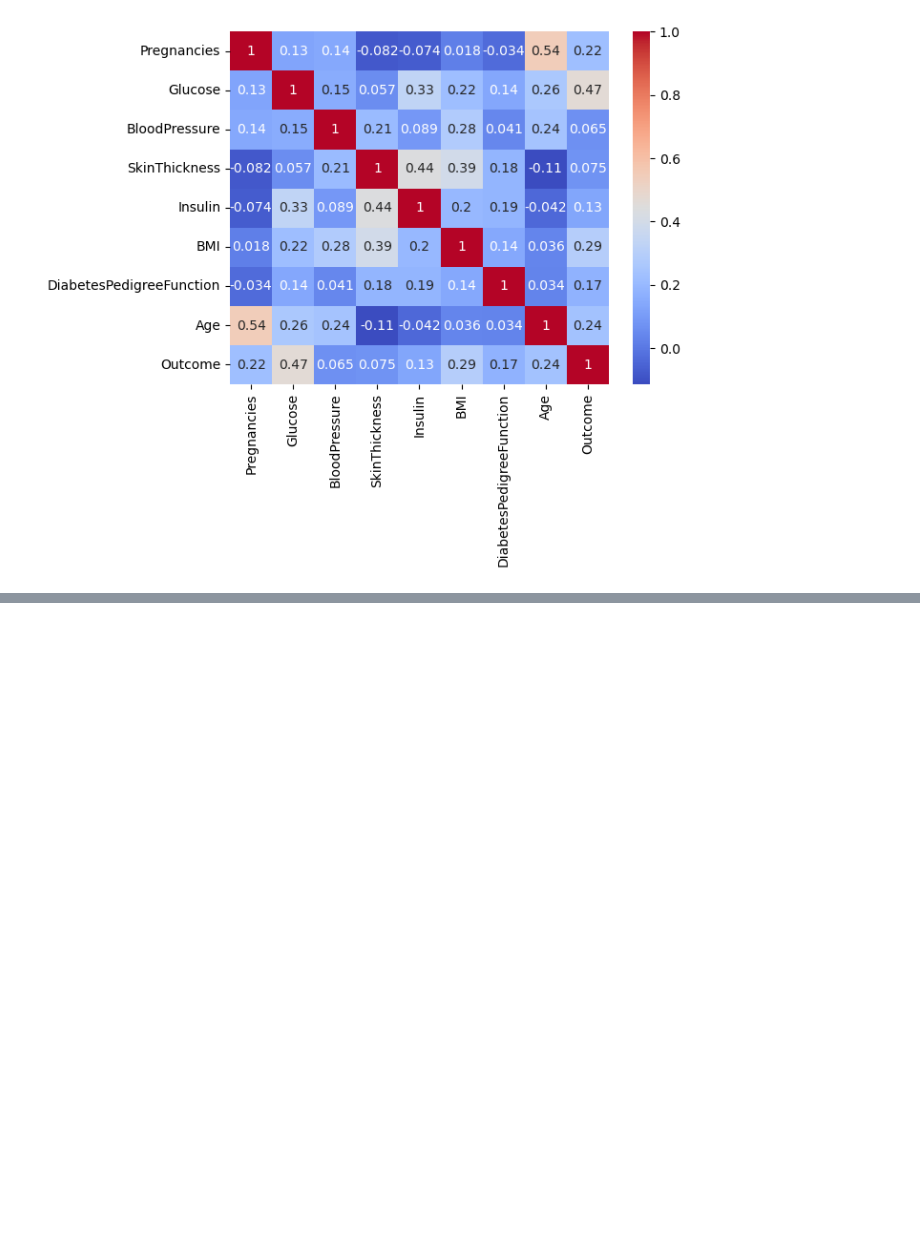
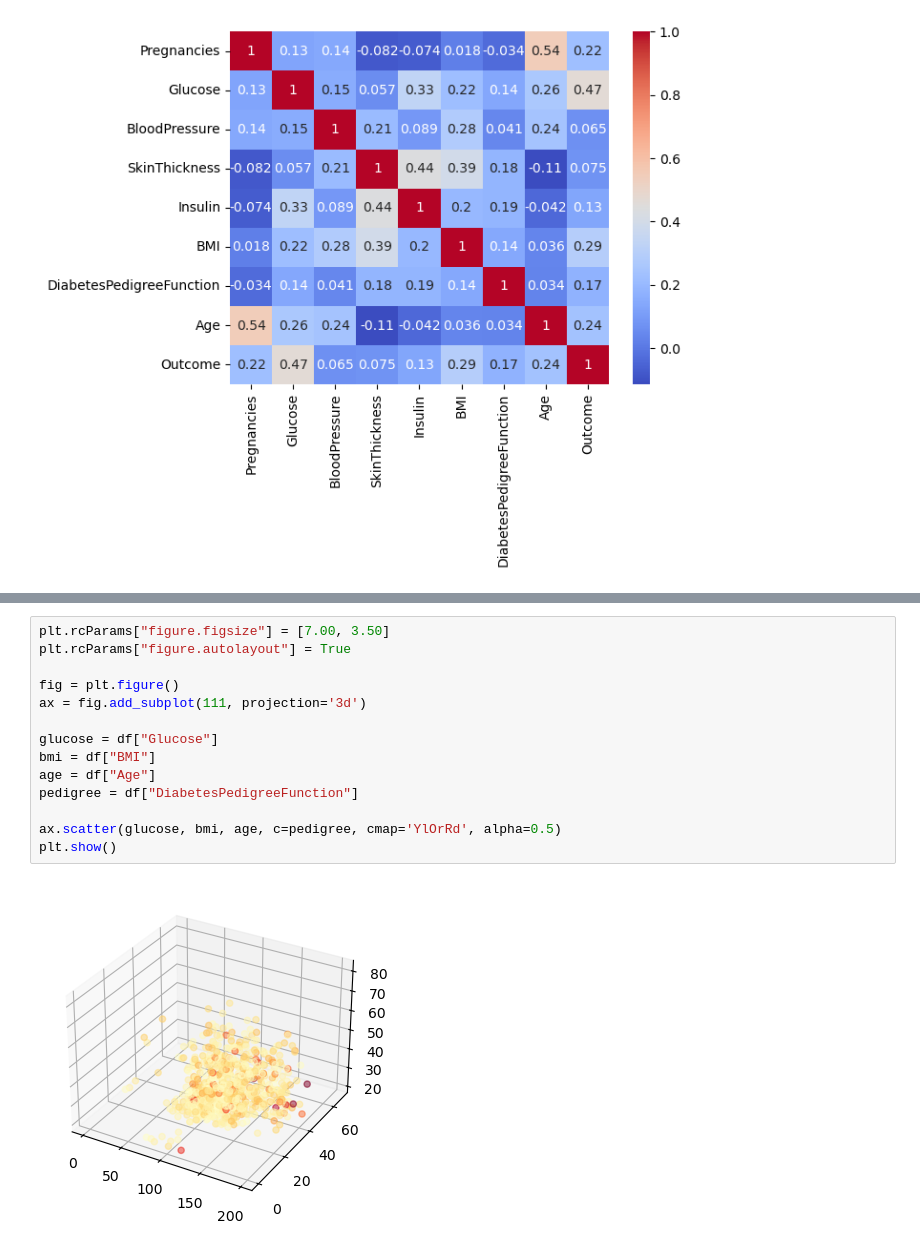
Before and after one commit to ASMach/CSCI-E184-PSET4, a Jupyter notebook: Diabetes Analysis.ipynb, the cells around one changed output, grey strips where cells are left out. Drawn from its saved outputs; the diff is of its cells as text; blank space fills up the shorter version.

```diff
--- a/Diabetes Analysis.ipynb
+++ b/Diabetes Analysis.ipynb
@@ -74,0 +248,16 @@ We find that the strongest correlation is age, with a correlation of 0.54 to a p
+# %%
+plt.rcParams["figure.figsize"] = [7.00, 3.50]
+plt.rcParams["figure.autolayout"] = True
+
+fig = plt.figure()
+ax = fig.add_subplot(111, projection='3d')
+
+glucose = df["Glucose"]
+bmi = df["BMI"]
+age = df["Age"]
+pedigree = df["DiabetesPedigreeFunction"]
+
+ax.scatter(glucose, bmi, age, c=pedigree, cmap='YlOrRd', alpha=0.5)
+plt.show()
+# %% [output]
+[figure, added]
```
Also changed, not shown: parts of 52 cells of this notebook.
